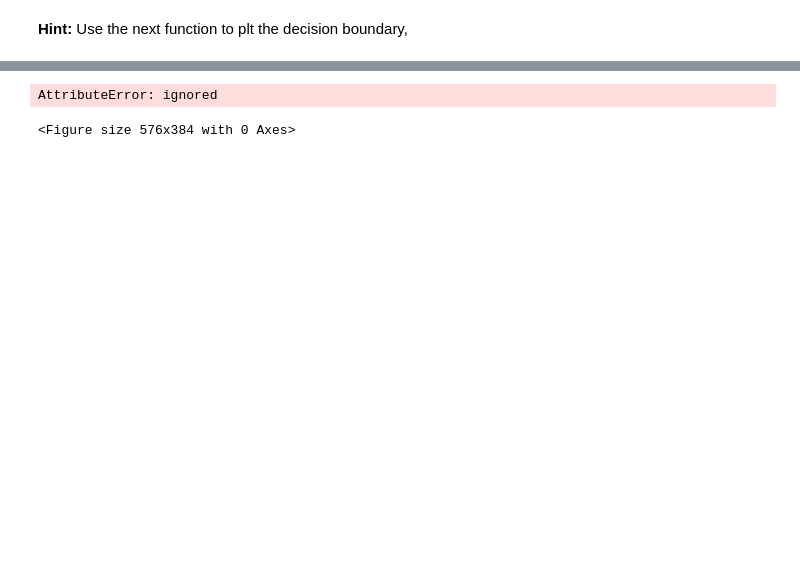
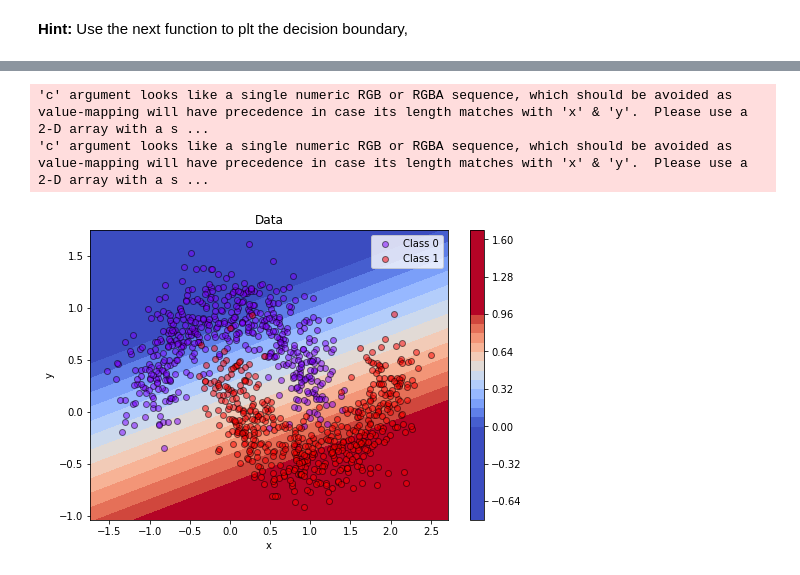
Before and after one commit to lucapequin/MachineLearning, a Jupyter notebook: E20_NeuralNetworksKeras.ipynb, the cells around one changed output, grey strips where cells are left out. Saved outputs shown, nothing was run; the diff lists cells and outputs as text; code cells hidden in the pictures; blank space fills up the shorter version.

```diff
--- a/E20_NeuralNetworksKeras.ipynb
+++ b/E20_NeuralNetworksKeras.ipynb
@@ -143,5 +201,6 @@ plt.scatter(x_train[:, 0], x_train[:,1], c=y_train, s=40, cmap=plt.cm.Spectral);
 # %%
-model = 'Sequential neural network in keras'
+import pylab as pl
+#model = 'Sequential neural network in keras'
 
 def plot_decision_region(model, X, pred_fun):
     min_x = np.min(X[:, 0])
@@ -155,32 +214,44 @@ def plot_decision_region(model, X, pred_fun):
     x_vals = np.linspace(min_x, max_x, 30)
     y_vals = np.linspace(min_y, max_y, 30)
     XX, YY = np.meshgrid(x_vals, y_vals)
     grid_r, grid_c = XX.shape
     ZZ = np.zeros((grid_r, grid_c))
     for i in range(grid_r):
         for j in range(grid_c):
             '''
             Here 'model' is the neural network you previous trained.
             '''
             ZZ[i, j] = pred_fun(model, XX[i, j], YY[i, j])
     plt.contourf(XX, YY, ZZ, 30, cmap = pl.cm.coolwarm, vmin= 0, vmax=1)
     plt.colorbar()
     plt.xlabel("x")
     plt.ylabel("y")
 
 def pred_fun(model,x1, x2):
     '''
     Here 'model' is the neural network you previous trained.
     '''
     xval = np.array([[x1, x2]])
     return model.predict(xval)[0, 0]
+### Funcion tomada Tomada de https://github.com/jesugome/Applied_DeepLearning_Homeworks/blob/master/E06-TensorFlow-Keras_Jesus.ipynb
+def plot_data(X, y):
+    y_unique = np.unique(y)
+    colors = pl.cm.rainbow(np.linspace(0.0, 1.0, y_unique.size))
+    for this_y, color in zip(y_unique, colors):
+        this_X = X[y == this_y]
+        pl.scatter(this_X[:, 0], this_X[:, 1],  c=color,
+                    alpha=0.5, edgecolor='k',
+                    label="Class %s" % this_y)
+    pl.legend(loc="best")
+    pl.title("Data")
 
 plt.figure(figsize = (8,16/3))
 '''
 Here 'model' is the neural network you previous trained.
 '''
 plot_decision_region(model, x_train, pred_fun)
 plot_data(x_train, y_train)
 # %% [output]
-AttributeError: ignored
+'c' argument looks like a single numeric RGB or RGBA sequence, which should be avoided as value-mapping will have precedence in case its length matches with 'x' & 'y'.  Please use a 2-D array with a s ...
+'c' argument looks like a single numeric RGB or RGBA sequence, which should be avoided as value-mapping will have precedence in case its length matches with 'x' & 'y'.  Please use a 2-D array with a s ...
-<Figure size 576x384 with 0 Axes>
+[figure, added]
```
Also changed, not shown: parts of 7 cells of this notebook.
